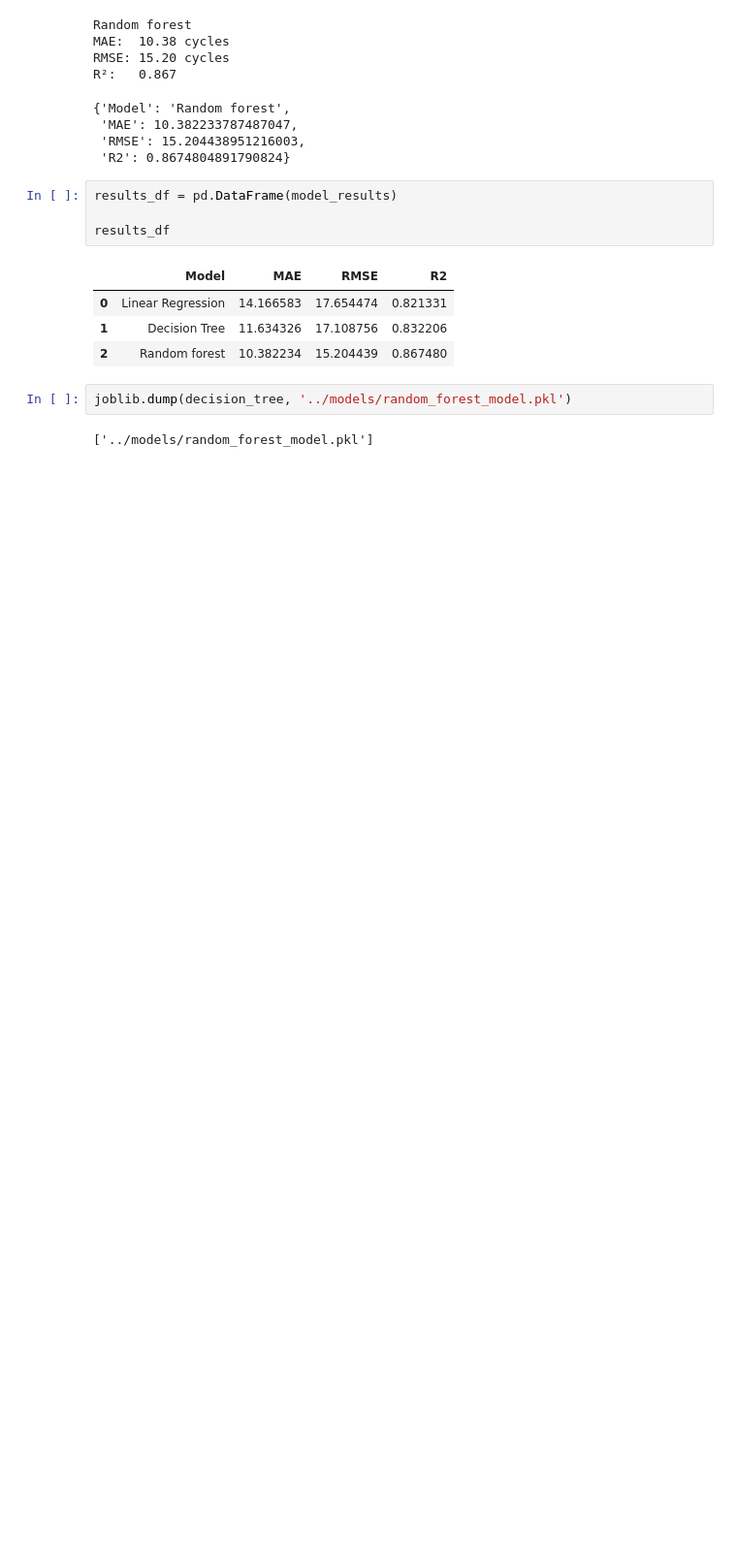
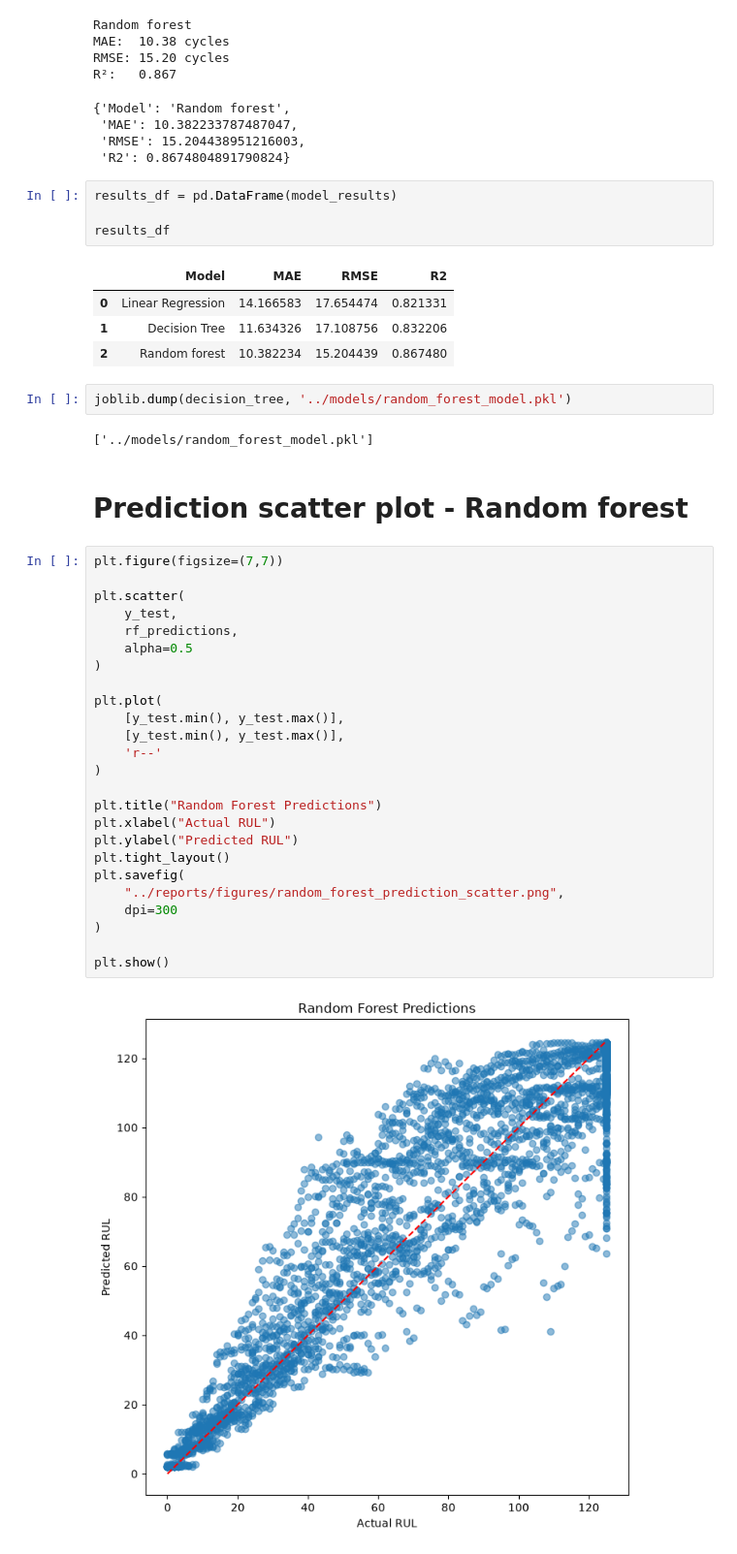
Before and after one commit to morgan-swe/Nasa-Rocket-Engine-Predictive-Maintenance, a Jupyter notebook: notebooks/06_model_training.ipynb, the cells around one changed output. Shown at 97% size. Saved outputs shown, nothing was run; the diff lists cells and outputs as text; blank space fills up the shorter version.

Commit message:
Add random forest plot images

```diff
--- a/notebooks/06_model_training.ipynb
+++ b/notebooks/06_model_training.ipynb
@@ -348,3 +348,32 @@ results_df
 joblib.dump(decision_tree, '../models/random_forest_model.pkl')
 # %% [output]
 ['../models/random_forest_model.pkl']
+# %% [markdown]
+# Prediction scatter plot - Random forest
+# %%
+plt.figure(figsize=(7,7))
+
+plt.scatter(
+    y_test,
+    rf_predictions,
+    alpha=0.5
+)
+
+plt.plot(
+    [y_test.min(), y_test.max()],
+    [y_test.min(), y_test.max()],
+    'r--'
+)
+
+plt.title("Random Forest Predictions")
+plt.xlabel("Actual RUL")
+plt.ylabel("Predicted RUL")
+plt.tight_layout()
+plt.savefig(
+    "../reports/figures/random_forest_prediction_scatter.png",
+    dpi=300
+)
+
+plt.show()
+# %% [output]
+[figure, added]
```
Also changed, not shown: parts of 2 cells of this notebook.
